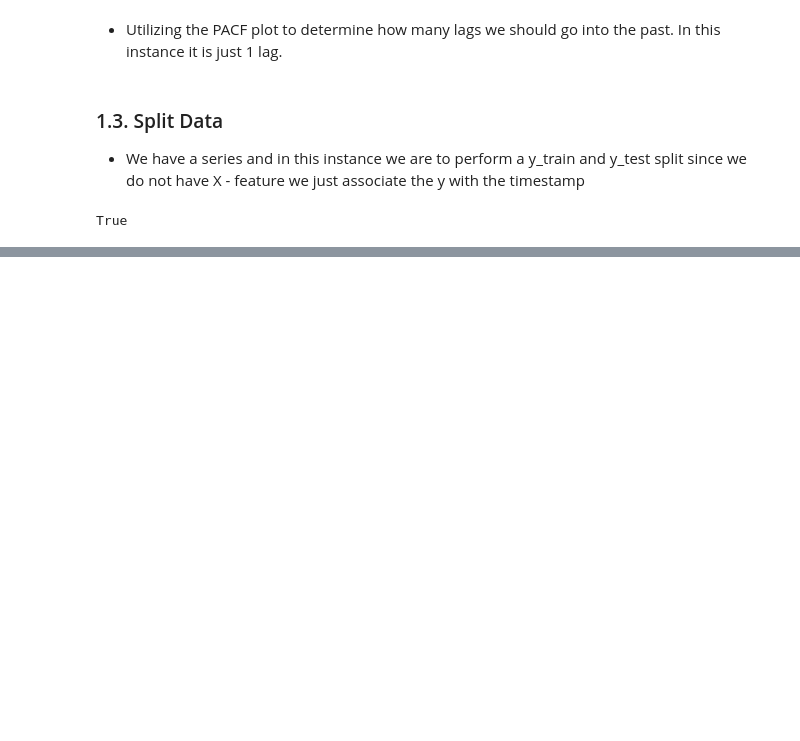
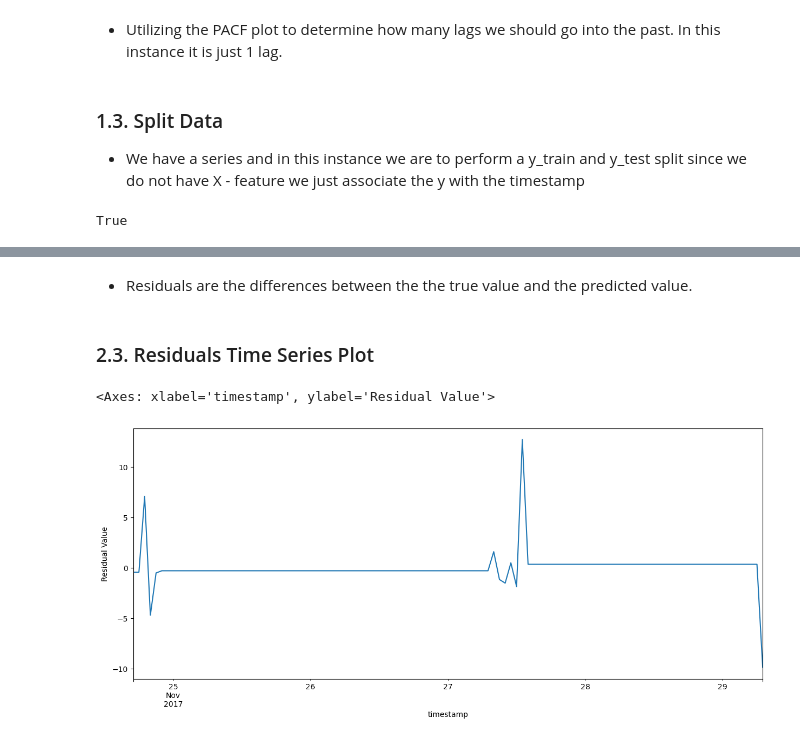
Before and after one commit to dumisanimukuchura/Air-Quality-in-Durban-Part-3-AutoRegressive-Model-with-TimeSeries-Data-from-MongoDB, a Jupyter notebook: notebook/Air-Quality-in-Durban-Part-3-AutoRegressive-Model-with-TimeSeries-Data-from-MongoDB.ipynb, the cells around one changed output, grey strips where cells are left out. Cells and saved outputs as stored; diff of their text form; code cells hidden in the pictures; blank space fills up the shorter version.

Commit message:
Building AutoRegressive Model and checking the MAE on the Training data

```diff
--- a/notebook/Air-Quality-in-Durban-Part-3-AutoRegressive-Model-with-TimeSeries-Data-from-MongoDB.ipynb
+++ b/notebook/Air-Quality-in-Durban-Part-3-AutoRegressive-Model-with-TimeSeries-Data-from-MongoDB.ipynb
@@ -128,0 +149,3 @@ True
+# %%
+#Instantiate and Fit the model with AutoReg with lag = 1
+model = AutoReg(y_train, lags=1).fit()
@@ -128,0 +168,4 @@ True
+# %%
+#Calculate the Residuals
+y_train_resid = model.resid
+y_train_resid.head()
@@ -128,0 +180,12 @@ True
+# %% [markdown]
+- Residuals are the differences between the the true value and the predicted value.
+# %% [markdown]
+### 2.3. Residuals Time Series Plot
+# %%
+#Residuals Time Series Plot: Upwards means underestimated, Downwards means Overestimated
+
+fig, ax = plt.subplots(figsize = (15,6))
+y_train_resid.plot(ax = ax, ylabel = "Residual Value")
+# %% [output]
+<Axes: xlabel='timestamp', ylabel='Residual Value'>
+[figure, added]
```
Also changed, not shown: parts of 11 cells of this notebook.
